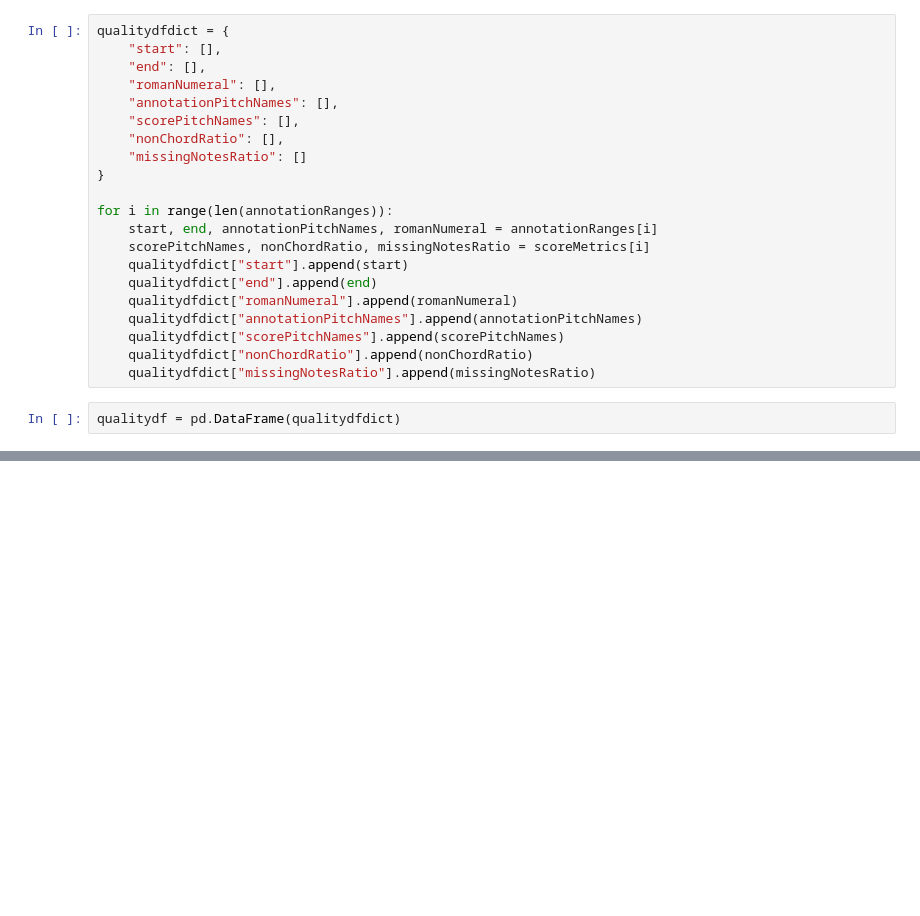
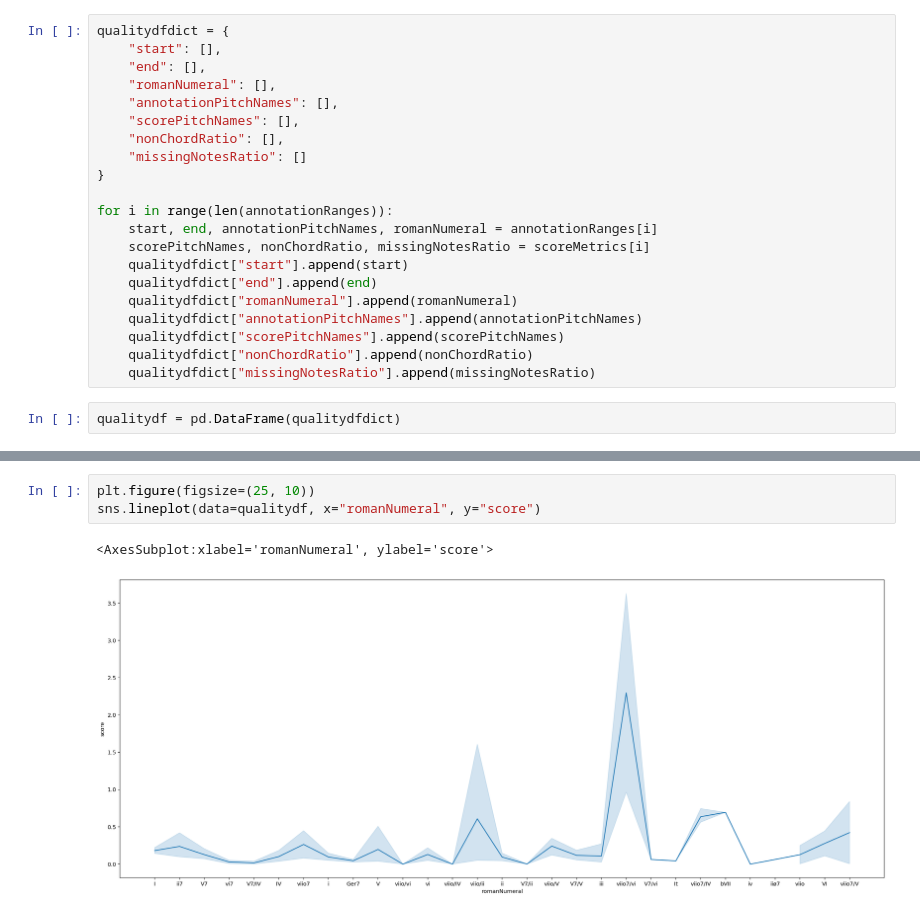
Before and after one commit to napulen/AugmentedNet, a Jupyter notebook: AnnotationQuality.ipynb, the cells around one changed output, grey strips where cells are left out. Drawn from its saved outputs; the diff is of its cells as text; blank space fills up the shorter version.

```diff
--- a/AnnotationQuality.ipynb
+++ b/AnnotationQuality.ipynb
@@ -103,0 +123,6 @@ sns.lineplot(data=qualitydf[["nonChordRatio", "missingNotesRatio", "score"]])
+# %%
+plt.figure(figsize=(25, 10))
+sns.lineplot(data=qualitydf, x="romanNumeral", y="score")
+# %% [output]
+<AxesSubplot:xlabel='romanNumeral', ylabel='score'>
+[figure, added]
```
Also changed, not shown: parts of 5 cells of this notebook, 1 other file.
